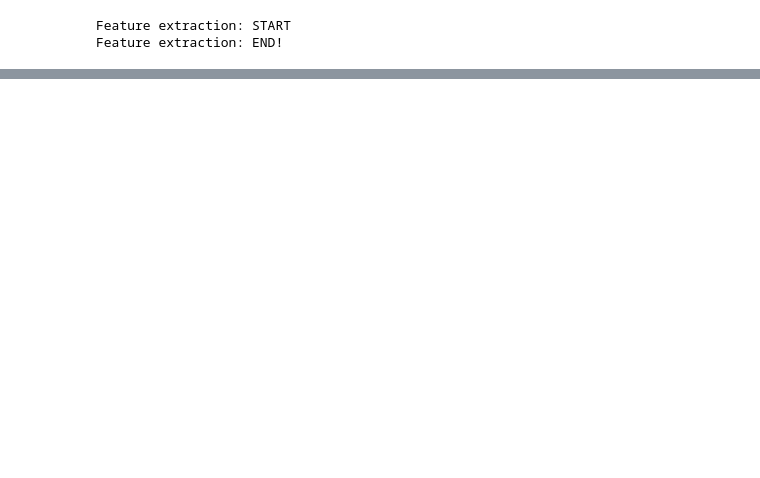
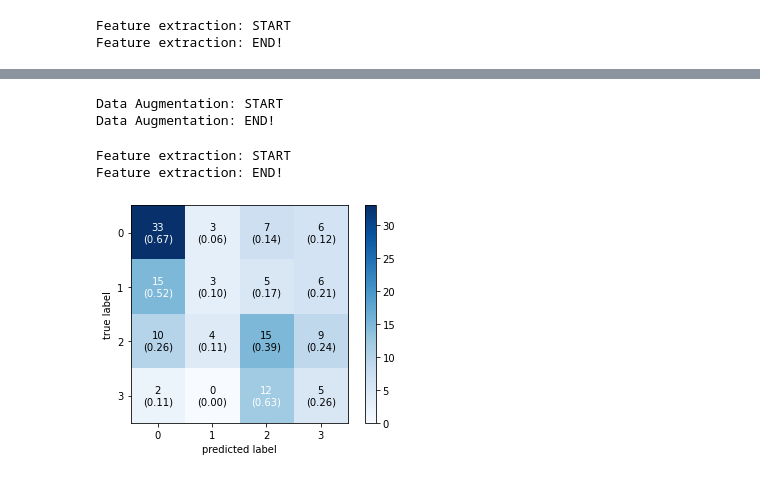
Before and after one commit to dung18520632/NhanDien_CS338.L21, a Jupyter notebook: Untitled83.ipynb, the cells around one changed output, grey strips where cells are left out. Cells and saved outputs as stored; diff of their text form; code cells hidden in the pictures; blank space fills up the shorter version.

```diff
--- a/Untitled83.ipynb
+++ b/Untitled83.ipynb
@@ -468,0 +514,58 @@ predict
+# %%
+print("Data Augmentation: START")
+eng_augmented_signals = list(map(noisy_signal, eng_signals))
+print("Data Augmentation: END!")
+# %% [output]
+Data Augmentation: START
+Data Augmentation: END!
+# %%
+# Start feature extraction
+print("Feature extraction: START")
+
+# Compute spectogram for all audio file
+eng_mel_spects = np.asarray(list(map(mel_spectrogram, eng_signals)))
+eng_augmented_mel_spects = [np.asarray(list(map(mel_spectrogram, eng_augmented_signals[i]))) for i in range(len(eng_augmented_signals))]
+
+# Stop feature extraction
+print("Feature extraction: END!")
+# %% [output]
+Feature extraction: START
+Feature extraction: END!
+# %%
+MEL_SPECT_train, MEL_SPECT_test, AUG_MEL_SPECT_train, AUG_MEL_SPECT_test, label_train, label_test = train_test_split(eng_mel_spects, eng_augmented_mel_spects, eng_labels, test_size=0.2,random_state=42)
+
+# Build augmented labels and train
+aug_label_train = np.asarray(list(itertools.chain.from_iterable([[label] * nb_augmented for label in label_train])))
+AUG_MEL_SPECT_train = np.asarray(list(itertools.chain.from_iterable(AUG_MEL_SPECT_train)))
+
+# Concatenate original and augmented
+X_train = np.concatenate((MEL_SPECT_train, AUG_MEL_SPECT_train))
+y_train = np.concatenate((label_train, aug_label_train))
+
+# Build test set
+X_test = MEL_SPECT_test
+y_test = label_test
+# %%
+X_train = frame(X_train, hop_ts, win_ts)
+X_test = frame(X_test, hop_ts, win_ts)
+# %%
+lb = LabelEncoder()
+y_train = np_utils.to_categorical(lb.fit_transform(np.ravel(y_train)))
+y_test = np_utils.to_categorical(lb.transform(np.ravel(y_test)))
+X_train = X_train.reshape(X_train.shape[0], X_train.shape[1] , X_train.shape[2], X_train.shape[3], 1)
+X_test = X_test.reshape(X_test.shape[0], X_test.shape[1] , X_test.shape[2], X_test.shape[3], 1)
+# %%
+from mlxtend.plotting import plot_confusion_matrix
+from sklearn.metrics import confusion_matrix
+Y_pred=model.predict(X_test)
+Y_pred=np.argmax(Y_pred,axis=1)
+y_true=np.argmax(y_test,axis=1)
+cm = confusion_matrix(y_true,Y_pred)
+fig, ax = plot_confusion_matrix(conf_mat=cm,
+                                colorbar=True,
+                                show_absolute=True,
+                                show_normed=True,
+                                )
+plt.show()
+# %% [output]
+[figure, added]
```
Also changed, not shown: parts of 32 cells of this notebook.
